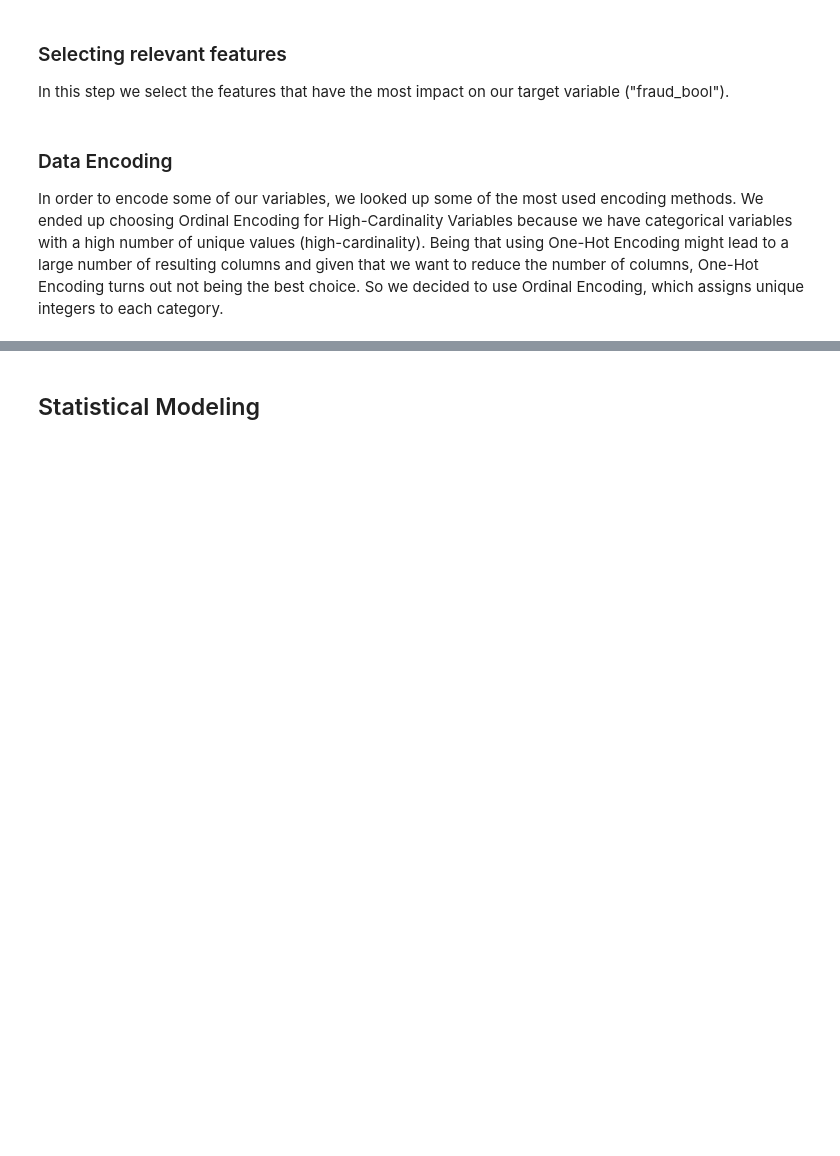
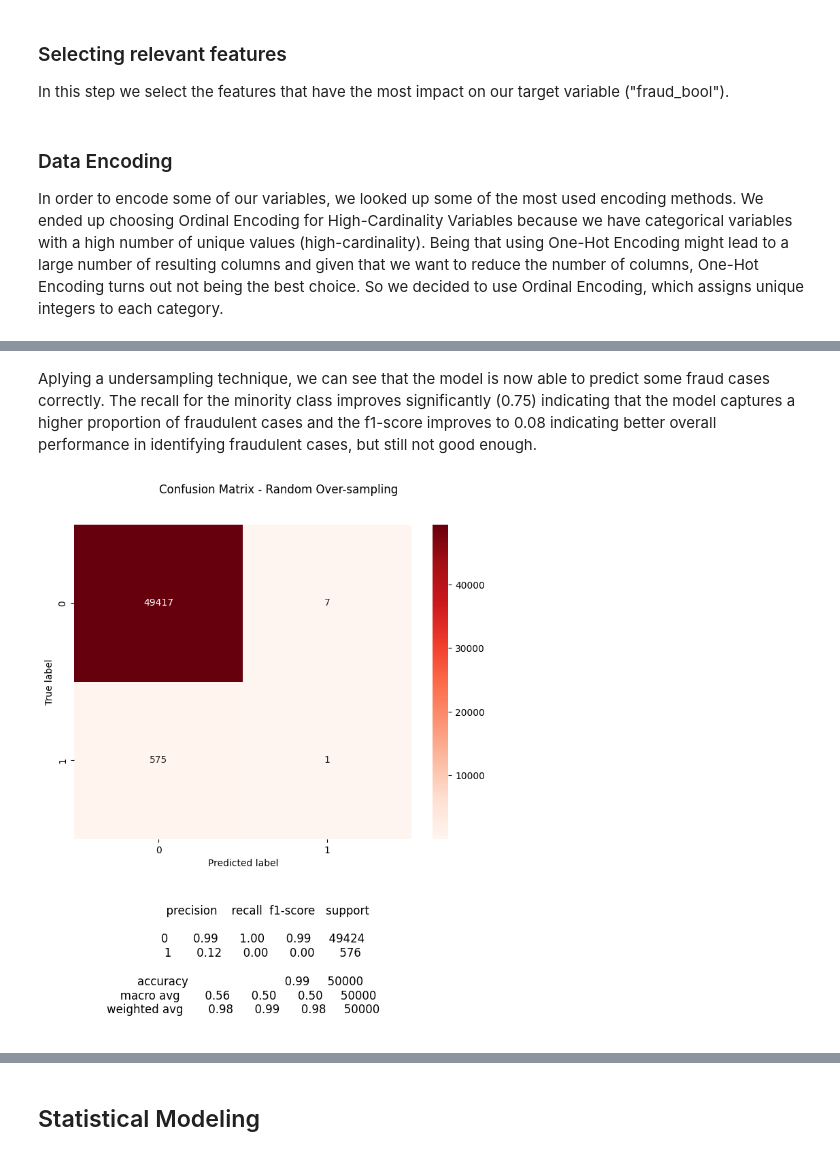
Before and after one commit to jogp10/Acc_Opening_fraud-ML, a Jupyter notebook: src/1_bankfraud_analysis.ipynb, the cells around one changed output, grey strips where cells are left out. Cells and saved outputs as stored; diff of their text form; code cells hidden in the pictures; blank space fills up the shorter version.

```diff
--- a/src/1_bankfraud_analysis.ipynb
+++ b/src/1_bankfraud_analysis.ipynb
@@ -216,0 +304,23 @@ dataset[columns_to_encode] = encoder.fit_transform(dataset[columns_to_encode])
+# %% [markdown]
+Aplying a undersampling technique, we can see that the model is now able to predict some fraud cases correctly. The recall for the minority class improves significantly (0.75) indicating that the model captures a higher proportion of fraudulent cases and the f1-score improves to 0.08 indicating better overall performance in identifying fraudulent cases, but still not good enough.
+# %%
+# Apply Random Over-sampling to balance the data
+ros = RandomOverSampler(random_state=42)
+X_resampled_ros, y_resampled_ros = ros.fit_resample(X_train, y_train)
+
+# Train a Random Forest classifier on the balanced data using Random Over-sampling
+clf_ros = RandomForestClassifier(random_state=42)
+clf_ros.fit(X_resampled_ros, y_resampled_ros)
+
+# Evaluate the Random Over-sampling model on the test set
+y_pred_ros = clf_ros.predict(X_test)
+
+# Confusion Matrix
+cm = confusion_matrix(y_test, y_pred_ros)
+
+report = classification_report(y_test, y_pred_ros, zero_division=0)
+
+# Plot the confusion matrix
+plot_confusion_matrix(report, cm, 'Confusion Matrix - Random Over-sampling')
+# %% [output]
+[figure, added]
```
Also changed, not shown: parts of 17 cells of this notebook.
